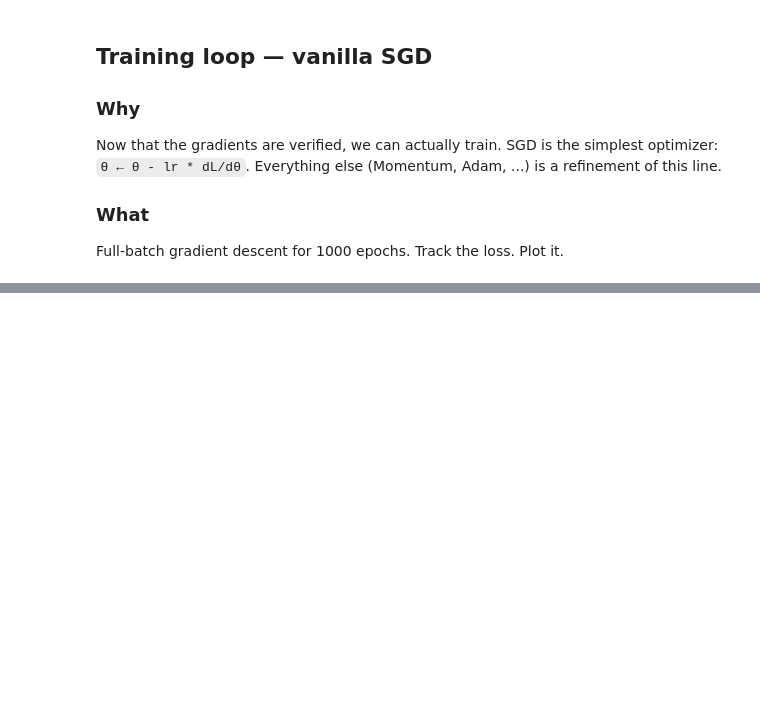
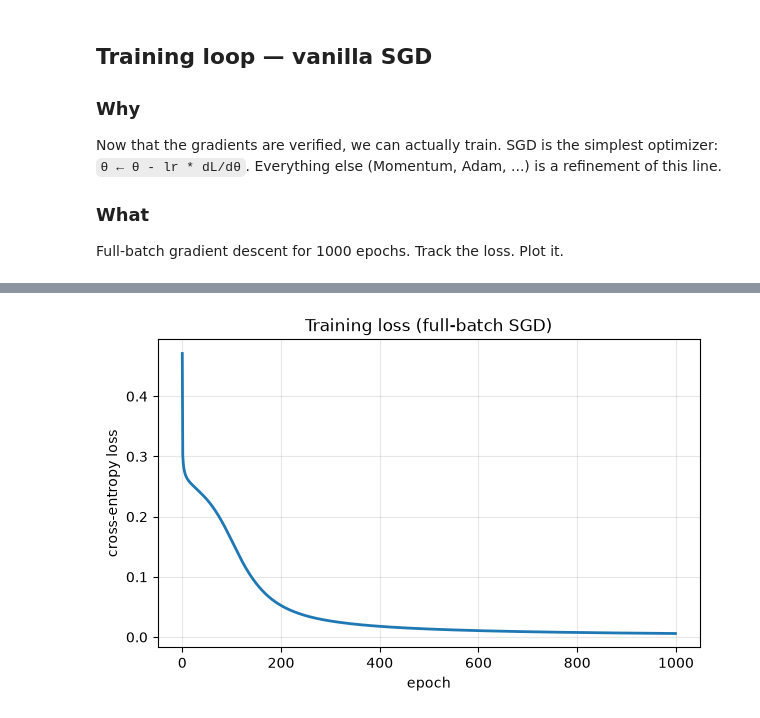
Before and after one commit to elnaz002/ai-learning-journey, a Jupyter notebook: 06-deep-learning/mini-project/01-nn-from-scratch.ipynb, the cells around one changed output, grey strips where cells are left out. Saved outputs shown, nothing was run; the diff lists cells and outputs as text; code cells hidden in the pictures; blank space fills up the shorter version.

```diff
--- a/06-deep-learning/mini-project/01-nn-from-scratch.ipynb
+++ b/06-deep-learning/mini-project/01-nn-from-scratch.ipynb
@@ -298,3 +298,27 @@ Adam, ...) is a refinement of this line.
 
 ### What
 Full-batch gradient descent for 1000 epochs. Track the loss. Plot it.
+# %%
+lr = 0.5
+epochs = 1000
+loss_history = []
+
+for epoch in range(epochs):
+
+    cache, probs = forward(X_train, W1, b1, W2, b2)
+    loss = cross_entropy(probs, y_train)
+    loss_history.append(loss)
+
+
+    dW1, db1, dW2, db2 = backward(cache, y_train)
+
+
+    W1 -= lr * dW1
+    b1 -= lr * db1
+    W2 -= lr * dW2
+    b2 -= lr * db2
+
+    if epoch % 100 == 0:
+        print(f"epoch {epoch:4d}  loss {loss:.4f}")
+
+print(f"epoch {epochs-1:4d}  loss {loss_history[-1]:.4f}")
@@ -300,0 +343,10 @@ Full-batch gradient descent for 1000 epochs. Track the loss. Plot it.
+# %%
+plt.figure(figsize=(7, 4))
+plt.plot(loss_history, linewidth=2)
+plt.xlabel("epoch")
+plt.ylabel("cross-entropy loss")
+plt.title("Training loss (full-batch SGD)")
+plt.grid(alpha=0.3)
+plt.show()
+# %% [output]
+[figure, added]
```
Also changed, not shown: parts of 7 cells of this notebook, 6 other files.
